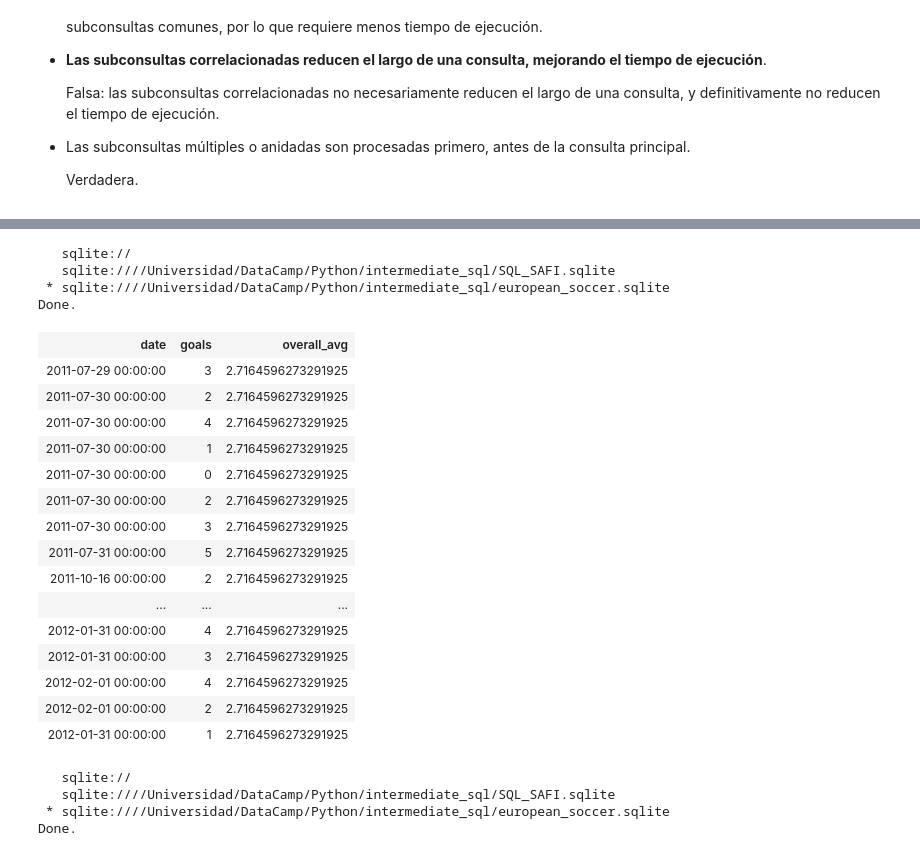
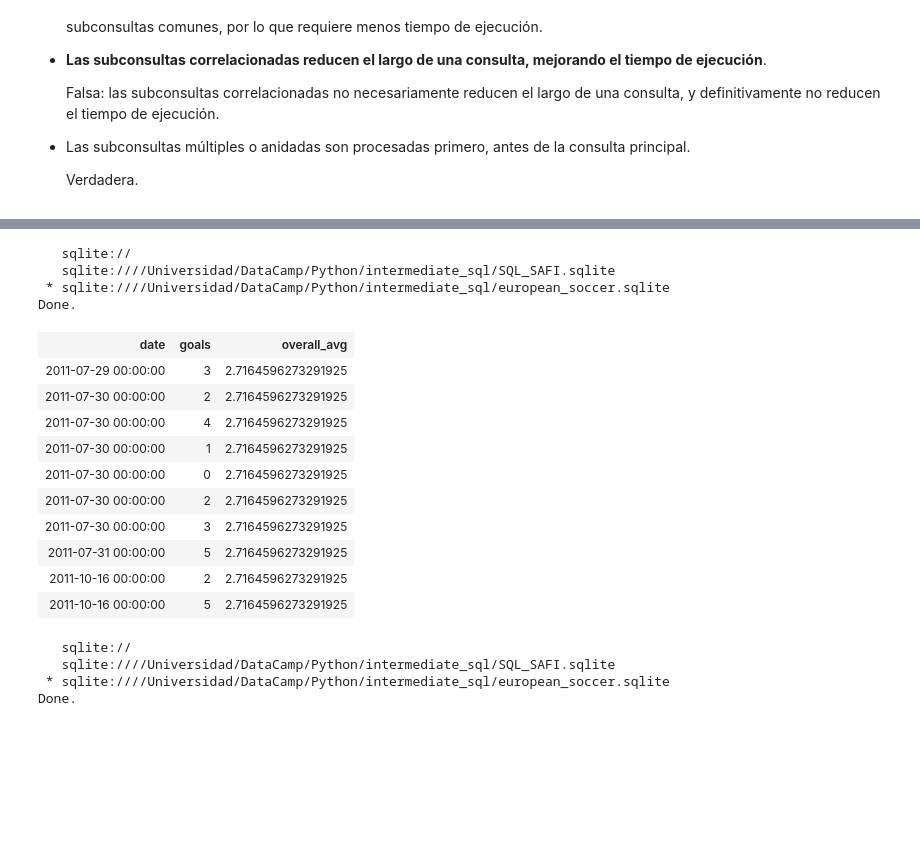
Before and after one commit to adinamarca/notebooks, a Jupyter notebook: SQL/intermediate_sql/notebook.ipynb, the cells around one changed output, grey strips where cells are left out. Drawn from its saved outputs; the diff is of its cells as text; code cells hidden in the pictures; blank space fills up the shorter version.

```diff
--- a/SQL/intermediate_sql/notebook.ipynb
+++ b/SQL/intermediate_sql/notebook.ipynb
@@ -3883,32 +3883,28 @@ Así que, ¿qué es una función de ventana? ¿Cómo la usamos? Empezemos con un
 # %%
 %sql SELECT date, \
 (home_team_goal + away_team_goal) AS goals, \
 (SELECT AVG(home_team_goal + away_team_goal) \
 FROM match \
 WHERE season = '2011/2012') AS overall_avg \
 FROM match \
-WHERE season = '2011/2012'
+WHERE season = '2011/2012' \
+LIMIT 10
 # %% [output]
    sqlite://
    sqlite:////Universidad/DataCamp/Python/intermediate_sql/SQL_SAFI.sqlite
  * sqlite:////Universidad/DataCamp/Python/intermediate_sql/european_soccer.sqlite
 Done.
 | date | goals | overall_avg |
 | 2011-07-29 00:00:00 | 3 | 2.7164596273291925 |
 | 2011-07-30 00:00:00 | 2 | 2.7164596273291925 |
 | 2011-07-30 00:00:00 | 4 | 2.7164596273291925 |
 | 2011-07-30 00:00:00 | 1 | 2.7164596273291925 |
 | 2011-07-30 00:00:00 | 0 | 2.7164596273291925 |
 | 2011-07-30 00:00:00 | 2 | 2.7164596273291925 |
 | 2011-07-30 00:00:00 | 3 | 2.7164596273291925 |
 | 2011-07-31 00:00:00 | 5 | 2.7164596273291925 |
 | 2011-10-16 00:00:00 | 2 | 2.7164596273291925 |
-| ... | ... | ... |
-| 2012-01-31 00:00:00 | 4 | 2.7164596273291925 |
-| 2012-01-31 00:00:00 | 3 | 2.7164596273291925 |
-| 2012-02-01 00:00:00 | 4 | 2.7164596273291925 |
-| 2012-02-01 00:00:00 | 2 | 2.7164596273291925 |
-| 2012-01-31 00:00:00 | 1 | 2.7164596273291925 |
+| 2011-10-16 00:00:00 | 5 | 2.7164596273291925 |
 # %%
 # Con cte
 %sql WITH avg_goals AS (\
```
